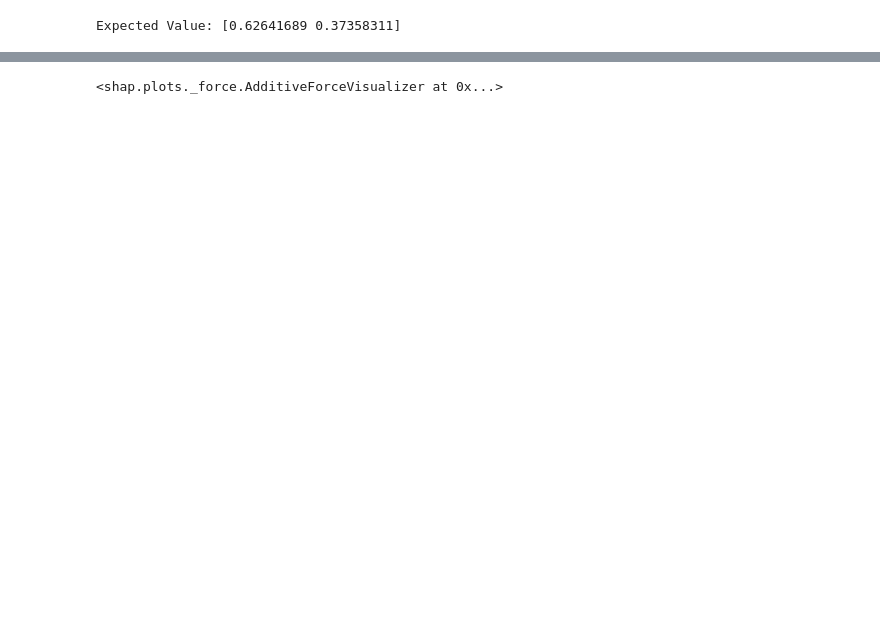
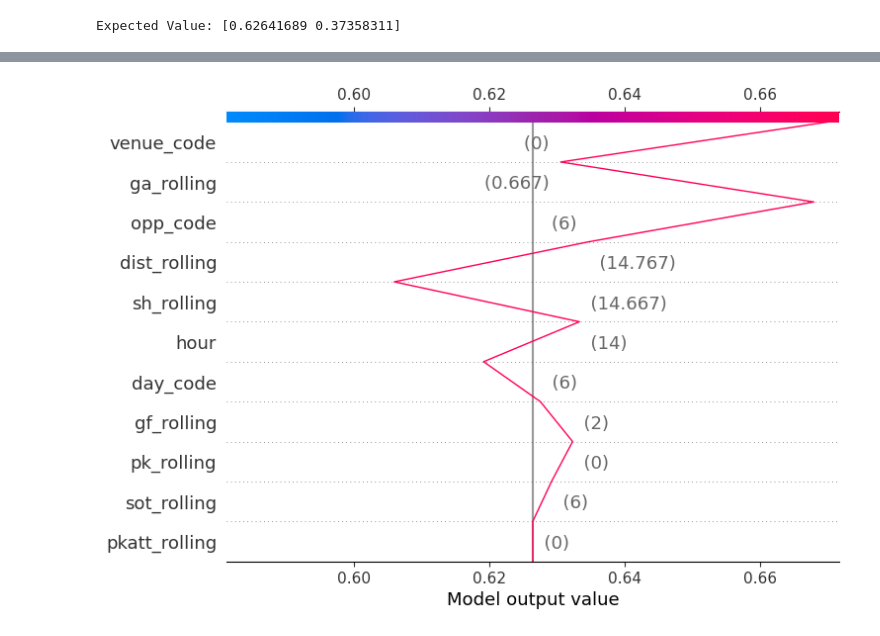
Before and after one commit to AmirJlr/Data-Science-Algorithms-FUM, a Jupyter notebook: Shapley Value/Shapley Value 2.ipynb, the cells around one changed output, grey strips where cells are left out. Saved outputs shown, nothing was run; the diff lists cells and outputs as text; code cells hidden in the pictures; blank space fills up the shorter version.

```diff
--- a/Shapley Value/Shapley Value 2.ipynb
+++ b/Shapley Value/Shapley Value 2.ipynb
@@ -136,7 +222,13 @@ X_train.iloc[0],
+# %%
+# creating an explainer for our model
+explainer = shap.TreeExplainer(clf)
+
+# finding out the shap values using the explainer
+shap_values_test = explainer.shap_values(X_test)
 # %%
 shap.initjs()
-shap.force_plot(explainer.expected_value[0],
-shap_values[0][0,:], X_train.iloc[0])
+shap.decision_plot(explainer.expected_value[0],
+                shap_values_test[0][0,:], X_test.iloc[0,:])
 # %% [output]
 [interactive output not drawn]
-<shap.plots._force.AdditiveForceVisualizer at 0x...>
+[figure, added]
```
Also changed, not shown: parts of 17 cells of this notebook.
